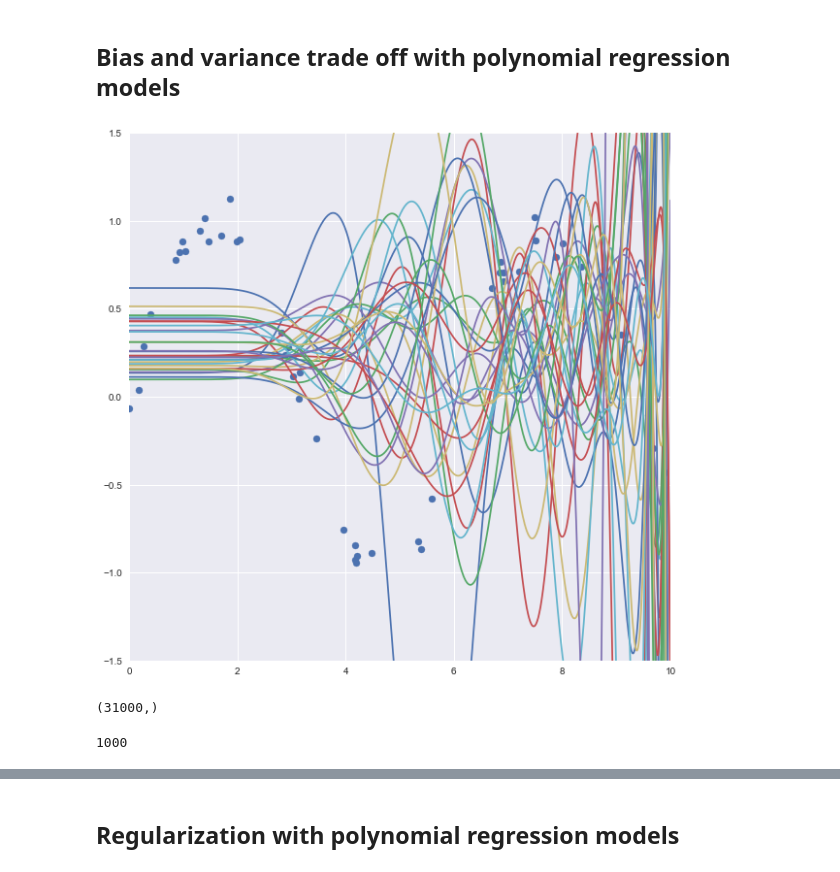
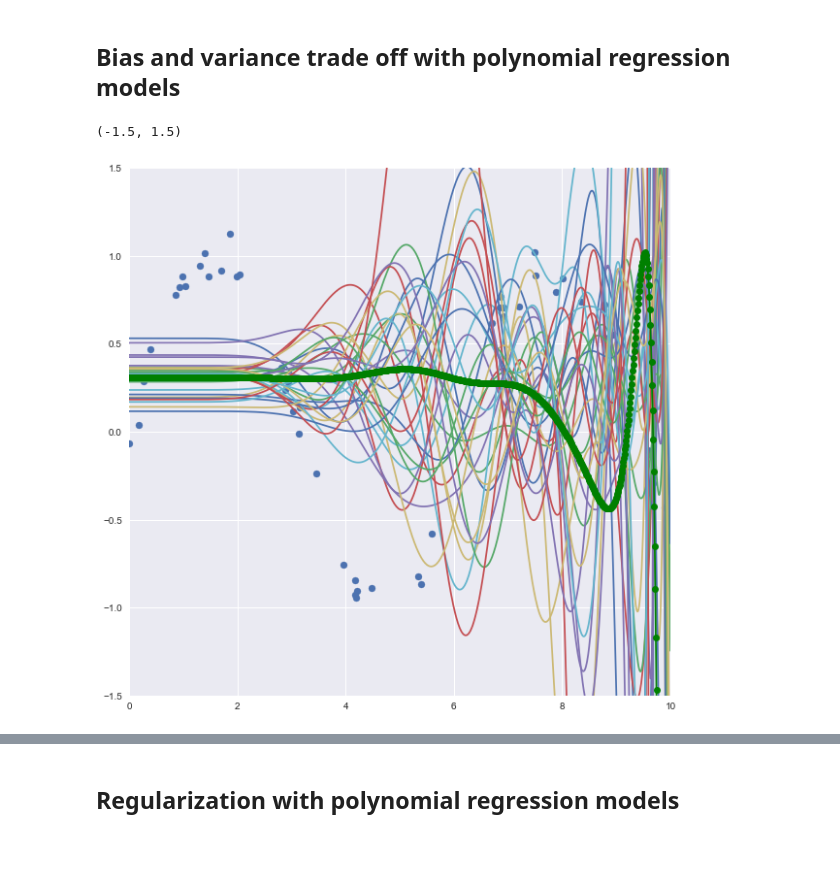
Before and after one commit to yueying-teng/RF, a Jupyter notebook: LASSO_doc.ipynb, the cells around one changed output, grey strips where cells are left out. Cells and saved outputs as stored; diff of their text form; code cells hidden in the pictures.

```diff
--- a/LASSO_doc.ipynb
+++ b/LASSO_doc.ipynb
@@ -169,35 +212,30 @@ def pipeline_train(model, x):
 
     return (yfit)
 # %%
-# shuffle the original dataset x with random_state = 1 and train, plot all the results
+# shuffle the original dataset x with random_state = 1 and train, plot all the results ?
+# or resample ?  np resample definition
+
 from sklearn.utils import resample
 
-arr_fit = np.empty(1000)
+arr_fit = np.array([]).reshape(0,1000)
 
 fig = plt.figure(figsize = (10, 10))
 ax = fig.add_subplot(1, 1, 1)
 plt.scatter(x, y)
 
 for i in range(30):
 
-#     x_i = resample(x, random_state = 0)
     x_i = resample(x)
-
     yfit_i = pipeline_train(poly_model_20, x_i)
-    np.append(arr_fit, np.array(yfit), axis=0)
+    arr_fit = np.vstack((arr_fit, [yfit_i]))
 
     plt.plot(xfit, yfit_i)
 
-    plt.xlim(0, 10)
-    plt.ylim(-1.5, 1.5)
+plt.plot(xfit, np.mean(arr_fit, axis = 0), 'go-')
+
+plt.xlim(0, 10)
+plt.ylim(-1.5, 1.5)
 # %% [output]
+(-1.5, 1.5)
-[figure, old version]
+[figure, new version]
-# %%
-arr_fit.shape
-# %% [output]
-(31000,)
-# %%
-.shapelen(yfit_all[0])
-# %% [output]
-1000
 # %%
```
Also changed, not shown: parts of 11 cells of this notebook.
